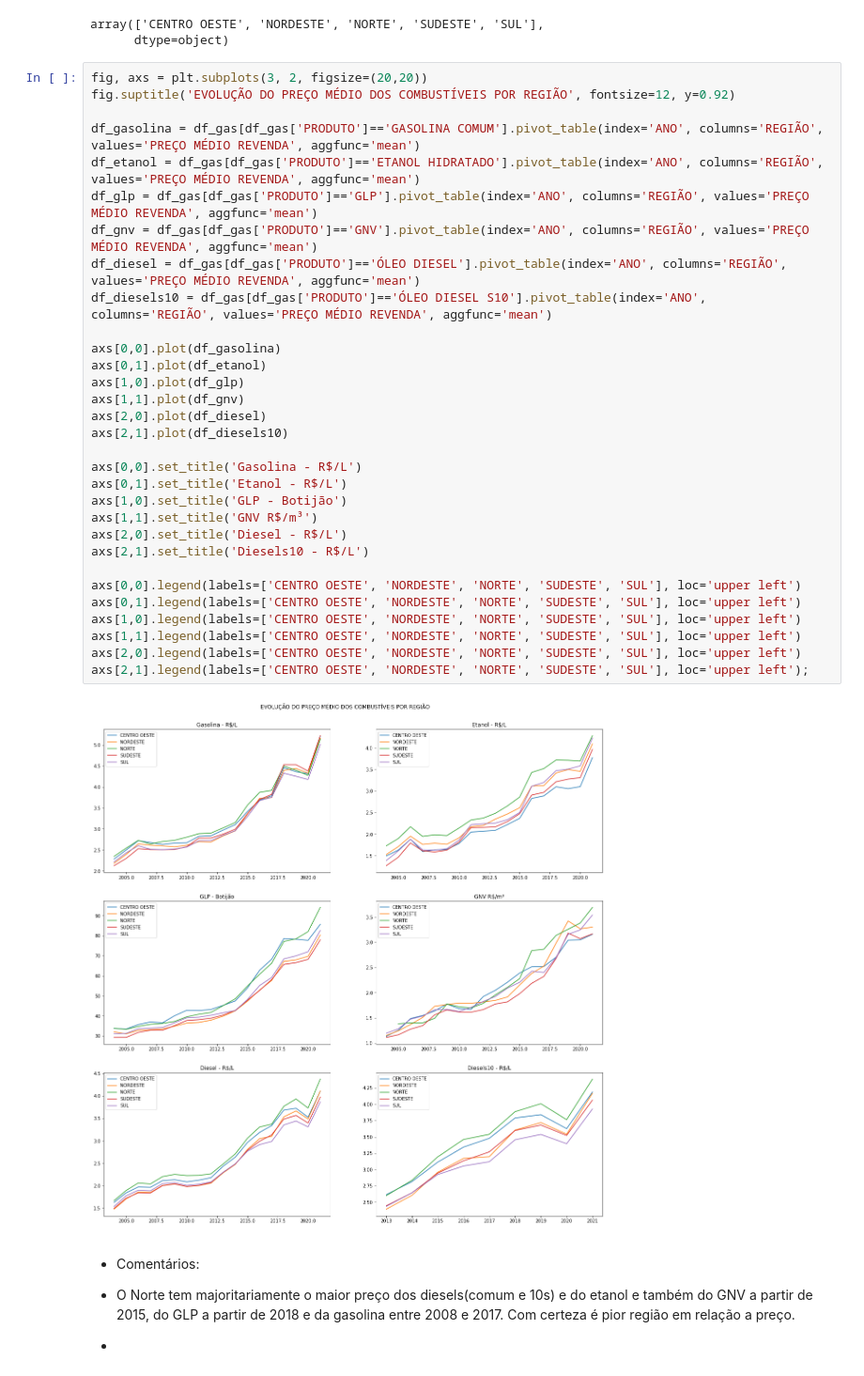
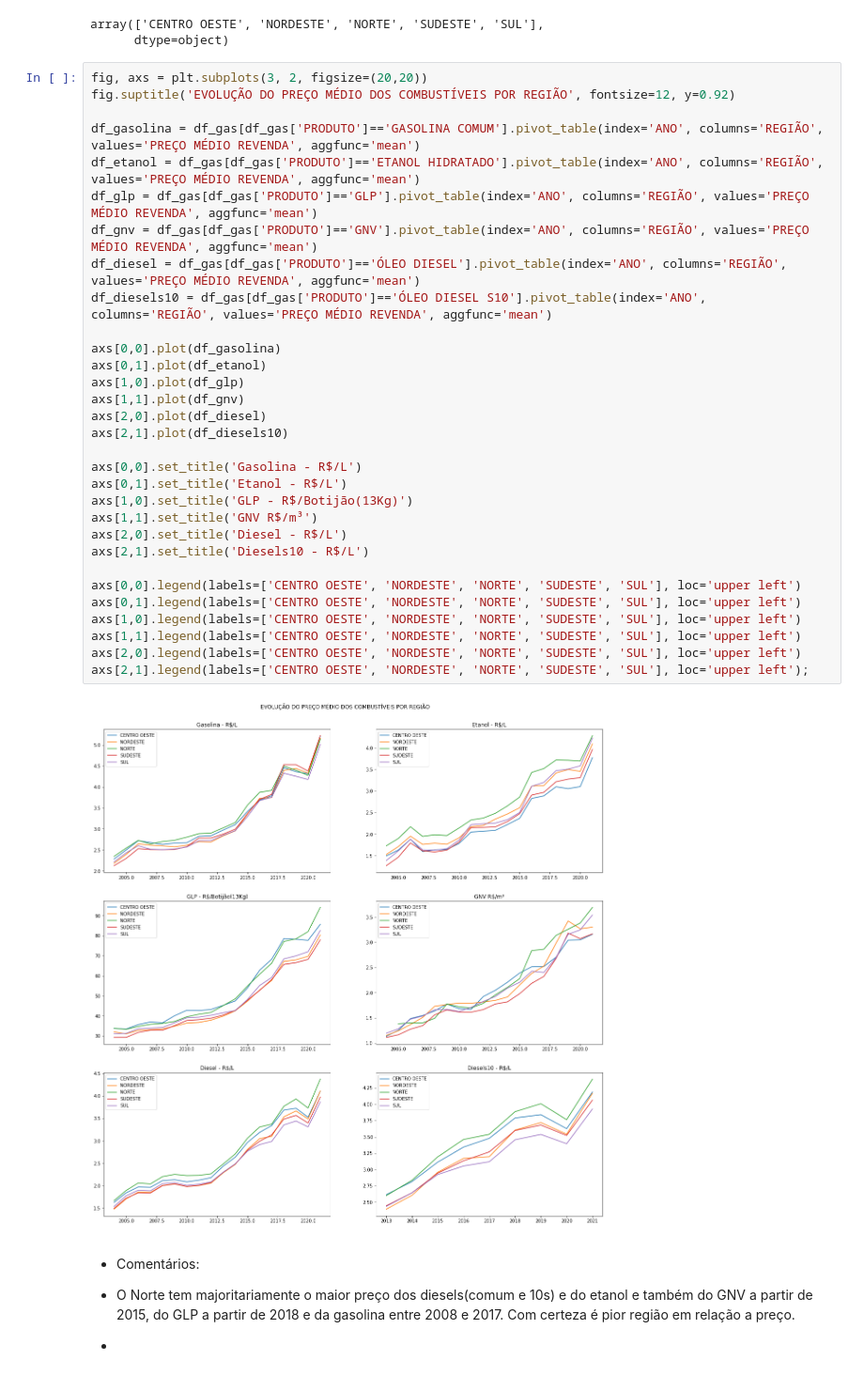
Before and after one commit to cruz-rodrigo/projeto4, a Jupyter notebook: projeto_4.ipynb, the cells around one changed output. Shown at 94% size. Drawn from its saved outputs; the diff is of its cells as text.

```diff
--- a/projeto_4.ipynb
+++ b/projeto_4.ipynb
@@ -94,35 +97,35 @@ array(['CENTRO OESTE', 'NORDESTE', 'NORTE', 'SUDESTE', 'SUL'],
 fig, axs = plt.subplots(3, 2, figsize=(20,20))
 fig.suptitle('EVOLUÇÃO DO PREÇO MÉDIO DOS COMBUSTÍVEIS POR REGIÃO', fontsize=12, y=0.92)
 
 df_gasolina = df_gas[df_gas['PRODUTO']=='GASOLINA COMUM'].pivot_table(index='ANO', columns='REGIÃO', values='PREÇO MÉDIO REVENDA', aggfunc='mean')
 df_etanol = df_gas[df_gas['PRODUTO']=='ETANOL HIDRATADO'].pivot_table(index='ANO', columns='REGIÃO', values='PREÇO MÉDIO REVENDA', aggfunc='mean')
 df_glp = df_gas[df_gas['PRODUTO']=='GLP'].pivot_table(index='ANO', columns='REGIÃO', values='PREÇO MÉDIO REVENDA', aggfunc='mean')
 df_gnv = df_gas[df_gas['PRODUTO']=='GNV'].pivot_table(index='ANO', columns='REGIÃO', values='PREÇO MÉDIO REVENDA', aggfunc='mean')
 df_diesel = df_gas[df_gas['PRODUTO']=='ÓLEO DIESEL'].pivot_table(index='ANO', columns='REGIÃO', values='PREÇO MÉDIO REVENDA', aggfunc='mean')
 df_diesels10 = df_gas[df_gas['PRODUTO']=='ÓLEO DIESEL S10'].pivot_table(index='ANO', columns='REGIÃO', values='PREÇO MÉDIO REVENDA', aggfunc='mean')
 
 axs[0,0].plot(df_gasolina)
 axs[0,1].plot(df_etanol)
 axs[1,0].plot(df_glp)
 axs[1,1].plot(df_gnv)
 axs[2,0].plot(df_diesel)
 axs[2,1].plot(df_diesels10)
 
 axs[0,0].set_title('Gasolina - R$/L')
 axs[0,1].set_title('Etanol - R$/L')
-axs[1,0].set_title('GLP - Botijão')
+axs[1,0].set_title('GLP - R$/Botijão(13Kg)')
 axs[1,1].set_title('GNV R$/m³')
 axs[2,0].set_title('Diesel - R$/L')
 axs[2,1].set_title('Diesels10 - R$/L')
 
 axs[0,0].legend(labels=['CENTRO OESTE', 'NORDESTE', 'NORTE', 'SUDESTE', 'SUL'], loc='upper left')
 axs[0,1].legend(labels=['CENTRO OESTE', 'NORDESTE', 'NORTE', 'SUDESTE', 'SUL'], loc='upper left')
 axs[1,0].legend(labels=['CENTRO OESTE', 'NORDESTE', 'NORTE', 'SUDESTE', 'SUL'], loc='upper left')
 axs[1,1].legend(labels=['CENTRO OESTE', 'NORDESTE', 'NORTE', 'SUDESTE', 'SUL'], loc='upper left')
 axs[2,0].legend(labels=['CENTRO OESTE', 'NORDESTE', 'NORTE', 'SUDESTE', 'SUL'], loc='upper left')
 axs[2,1].legend(labels=['CENTRO OESTE', 'NORDESTE', 'NORTE', 'SUDESTE', 'SUL'], loc='upper left');
 # %% [output]
-[figure, old version]
+[figure, new version]
 # %% [markdown]
 - Comentários:
 
```
Also changed, not shown: parts of 18 cells of this notebook.
